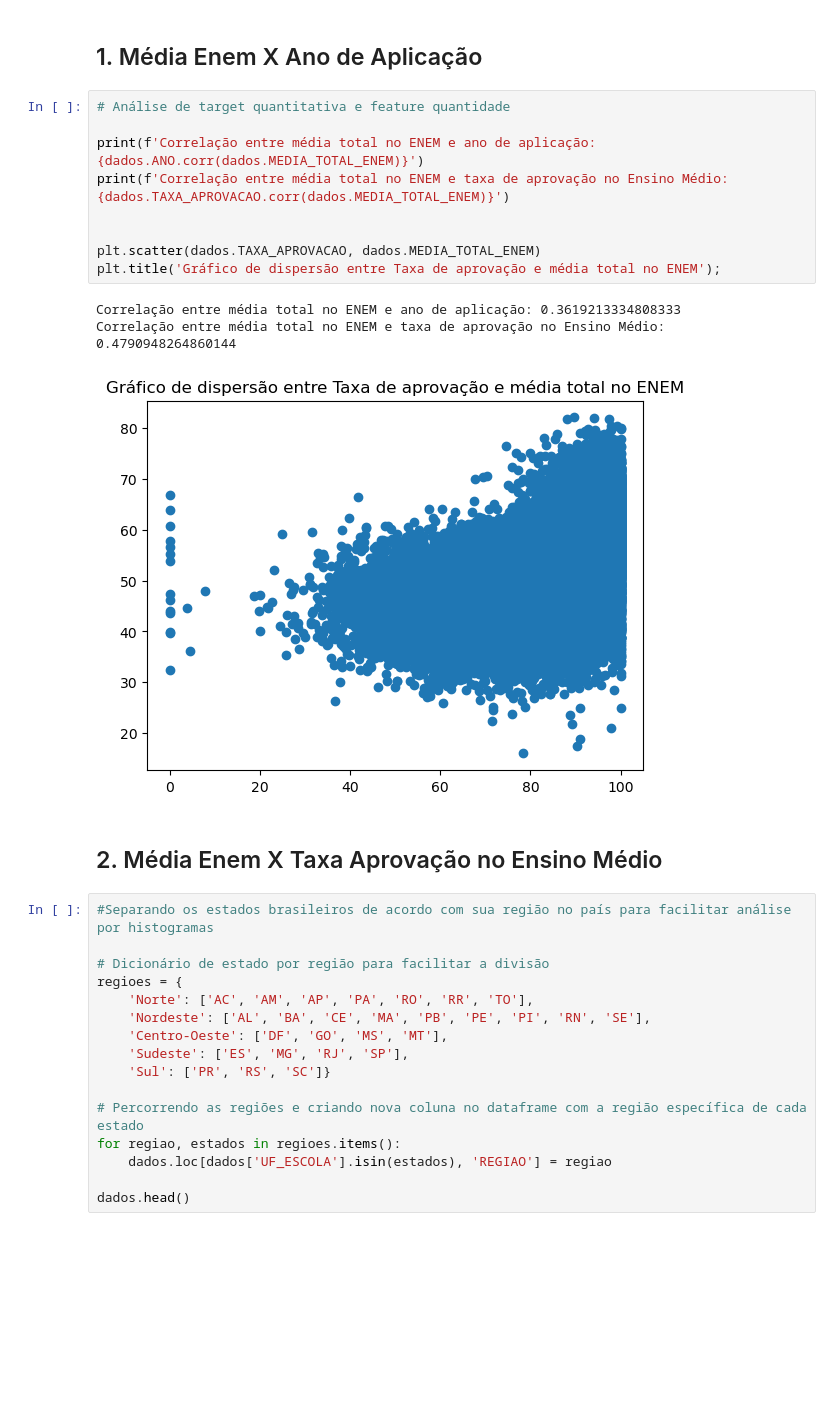
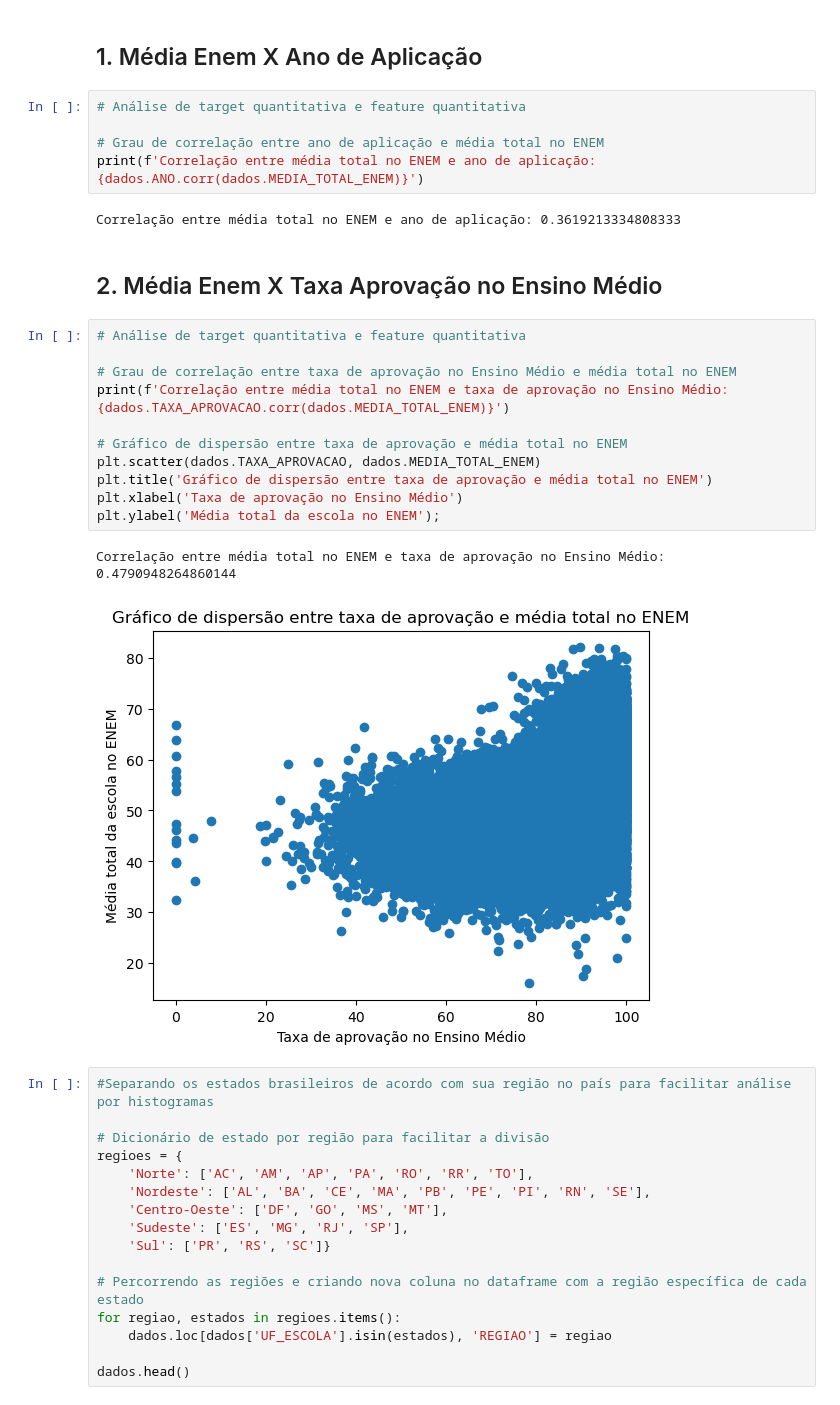
Before and after one commit to LuanaPLGuimaraes/Grupo12A_Projeto2_CDados, a Jupyter notebook: mineracao.ipynb, the cells around one changed output. Cells and saved outputs as stored; diff of their text form; blank space fills up the shorter version.

Commit message:
separar celula taxa e ano

```diff
--- a/mineracao.ipynb
+++ b/mineracao.ipynb
@@ -65,20 +65,28 @@ dados.head(70)
 # %% [markdown]
 ## 1. Média Enem X Ano de Aplicação
 # %%
-# Análise de target quantitativa e feature quantidade
+# Análise de target quantitativa e feature quantitativa
 
+# Grau de correlação entre ano de aplicação e média total no ENEM
 print(f'Correlação entre média total no ENEM e ano de aplicação: {dados.ANO.corr(dados.MEDIA_TOTAL_ENEM)}')
-print(f'Correlação entre média total no ENEM e taxa de aprovação no Ensino Médio: {dados.TAXA_APROVACAO.corr(dados.MEDIA_TOTAL_ENEM)}')
-
-
-plt.scatter(dados.TAXA_APROVACAO, dados.MEDIA_TOTAL_ENEM)
-plt.title('Gráfico de dispersão entre Taxa de aprovação e média total no ENEM');
 # %% [output]
 Correlação entre média total no ENEM e ano de aplicação: 0.3619213334808333
-Correlação entre média total no ENEM e taxa de aprovação no Ensino Médio: 0.4790948264860144
-[figure, removed]
 # %% [markdown]
 ## 2. Média Enem X Taxa Aprovação no Ensino Médio
+# %%
+# Análise de target quantitativa e feature quantitativa
+
+# Grau de correlação entre taxa de aprovação no Ensino Médio e média total no ENEM
+print(f'Correlação entre média total no ENEM e taxa de aprovação no Ensino Médio: {dados.TAXA_APROVACAO.corr(dados.MEDIA_TOTAL_ENEM)}')
+
+# Gráfico de dispersão entre taxa de aprovação e média total no ENEM
+plt.scatter(dados.TAXA_APROVACAO, dados.MEDIA_TOTAL_ENEM)
+plt.title('Gráfico de dispersão entre taxa de aprovação e média total no ENEM')
+plt.xlabel('Taxa de aprovação no Ensino Médio')
+plt.ylabel('Média total da escola no ENEM');
+# %% [output]
+Correlação entre média total no ENEM e taxa de aprovação no Ensino Médio: 0.4790948264860144
+[figure, added]
 # %%
 #Separando os estados brasileiros de acordo com sua região no país para facilitar análise por histogramas
 
```
